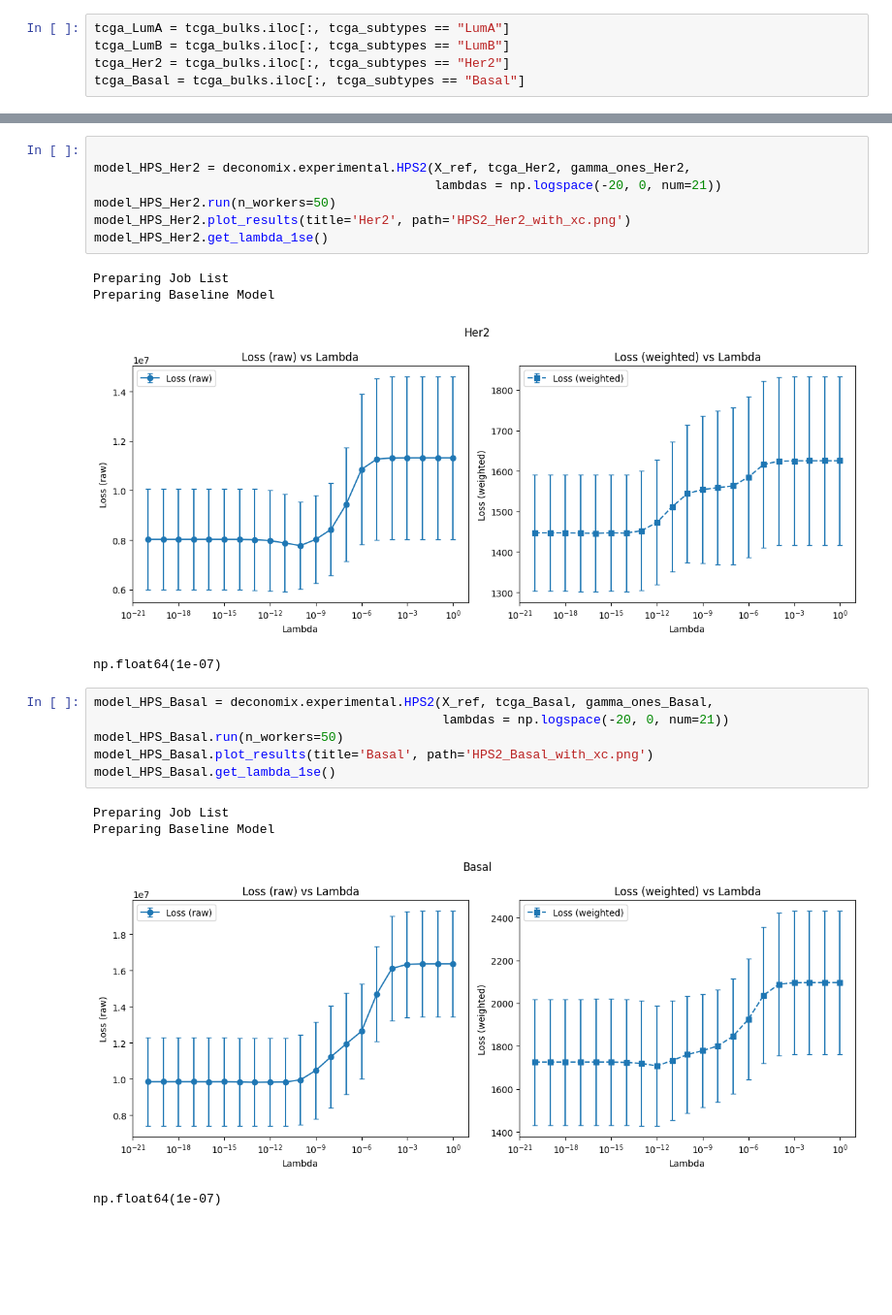
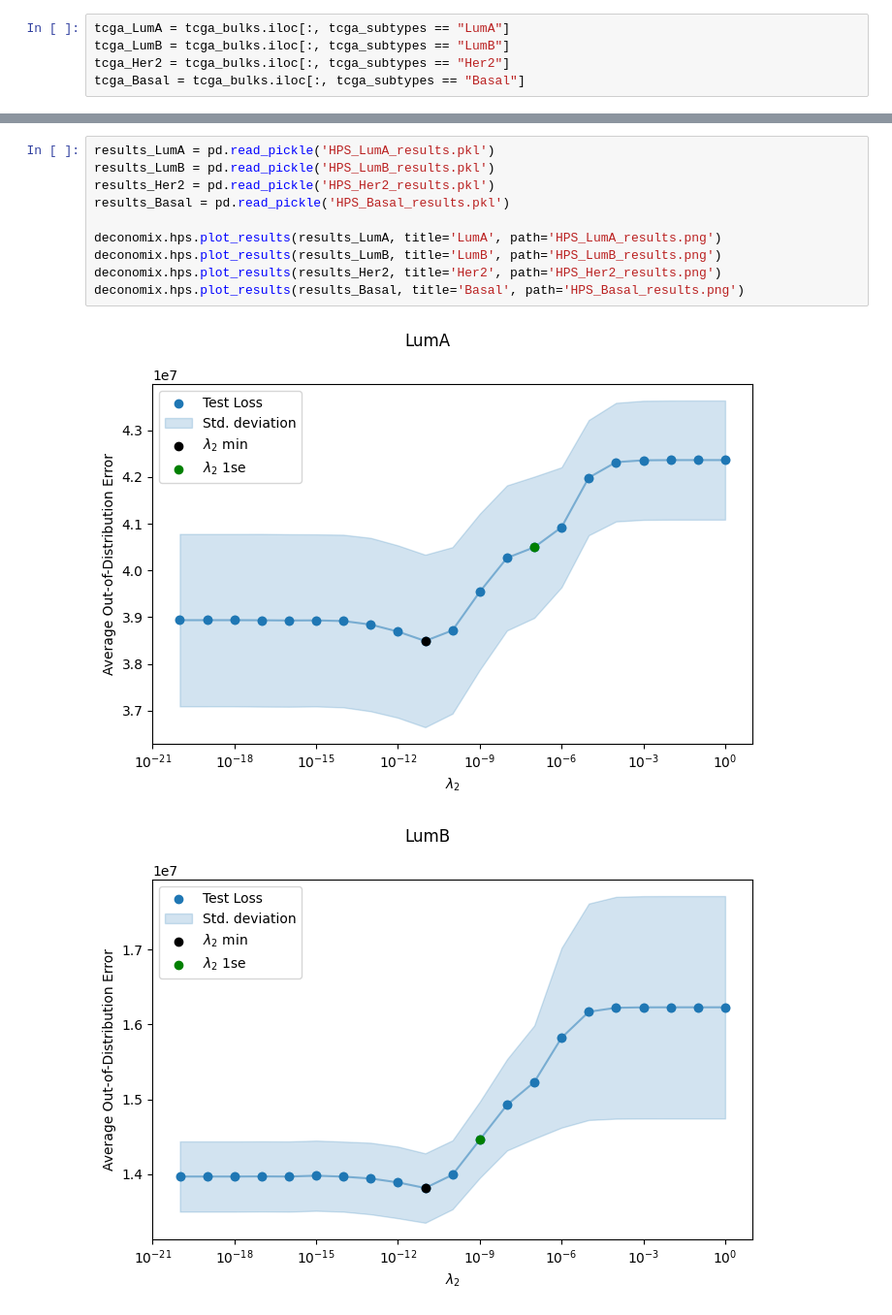
Before and after one commit to Deconomix/Deconomix, a Jupyter notebook: examples/Test_TCGA.ipynb, the cells around one changed output, grey strips where cells are left out. Shown at 97% size. Cells and saved outputs as stored; diff of their text form; blank space fills up the shorter version.

Commit message:
added test case hps plots for breast cancer case study (to be removed later)

```diff
--- a/examples/Test_TCGA.ipynb
+++ b/examples/Test_TCGA.ipynb
@@ -60,23 +43,13 @@ np.float64(1e-10)
-# %%
-
-model_HPS_Her2 = deconomix.experimental.HPS2(X_ref, tcga_Her2, gamma_ones_Her2,
-                                             lambdas = np.logspace(-20, 0, num=21))
-model_HPS_Her2.run(n_workers=50)
-model_HPS_Her2.plot_results(title='Her2', path='HPS2_Her2_with_xc.png')
-model_HPS_Her2.get_lambda_1se()
-# %% [output]
-Preparing Job List
-Preparing Baseline Model
-[figure, removed]
-np.float64(1e-07)
-# %%
-model_HPS_Basal = deconomix.experimental.HPS2(X_ref, tcga_Basal, gamma_ones_Basal,
-                                              lambdas = np.logspace(-20, 0, num=21))
-model_HPS_Basal.run(n_workers=50)
-model_HPS_Basal.plot_results(title='Basal', path='HPS2_Basal_with_xc.png')
-model_HPS_Basal.get_lambda_1se()
-# %% [output]
-Preparing Job List
-Preparing Baseline Model
-[figure, removed]
-np.float64(1e-07)
+# %%
+results_LumA = pd.read_pickle('HPS_LumA_results.pkl')
+results_LumB = pd.read_pickle('HPS_LumB_results.pkl')
+results_Her2 = pd.read_pickle('HPS_Her2_results.pkl')
+results_Basal = pd.read_pickle('HPS_Basal_results.pkl')
+
+deconomix.hps.plot_results(results_LumA, title='LumA', path='HPS_LumA_results.png')
+deconomix.hps.plot_results(results_LumB, title='LumB', path='HPS_LumB_results.png')
+deconomix.hps.plot_results(results_Her2, title='Her2', path='HPS_Her2_results.png')
+deconomix.hps.plot_results(results_Basal, title='Basal', path='HPS_Basal_results.png')
+# %% [output]
+[figure, added]
+[figure, added]
```
Also changed, not shown: parts of 4 cells of this notebook.
